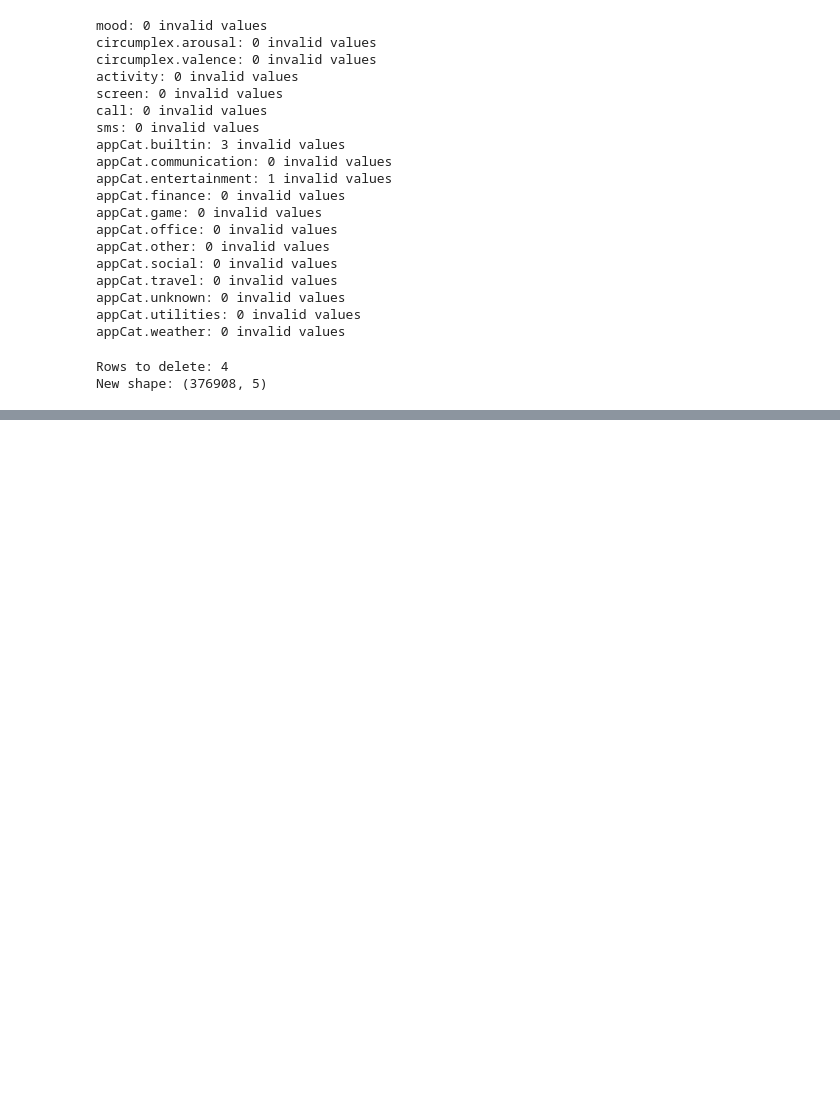
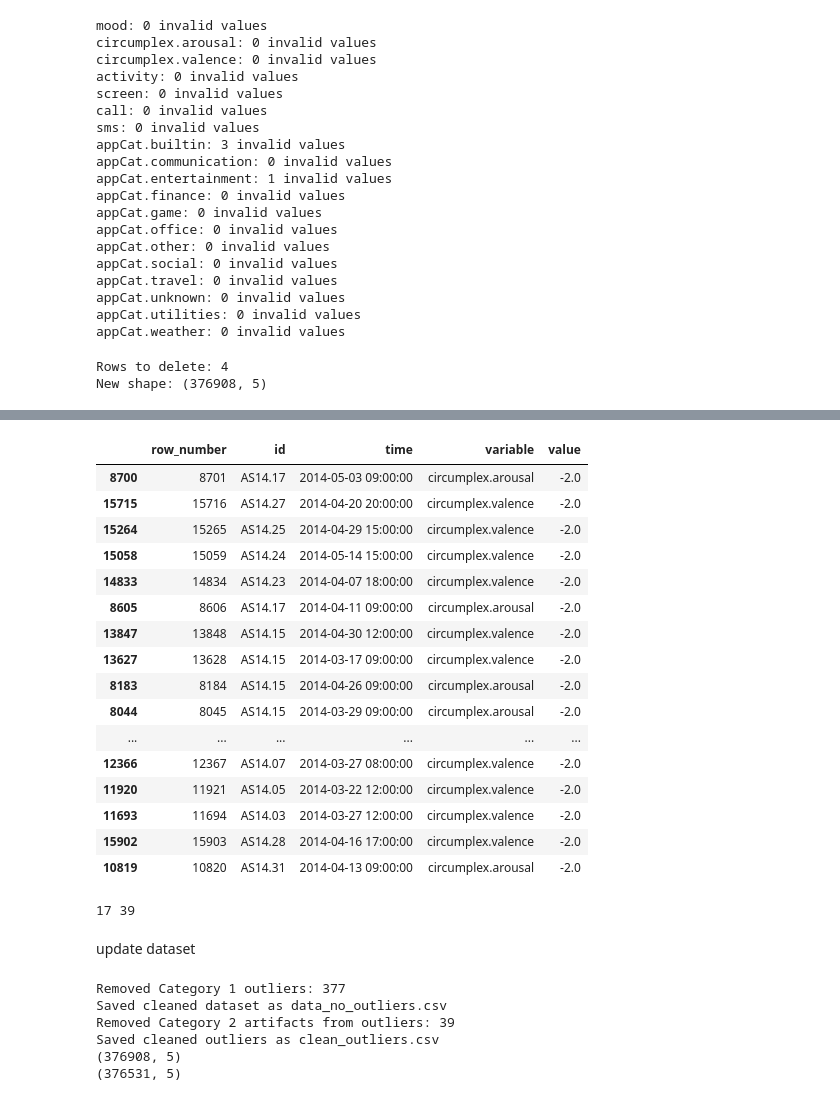
Before and after one commit to FieBergli/DMT_A1, a Jupyter notebook: clean_data.ipynb, the cells around one changed output, grey strips where cells are left out. Drawn from its saved outputs; the diff is of its cells as text; code cells hidden in the pictures; blank space fills up the shorter version.

Commit message:
cleaning in process

```diff
--- a/clean_data.ipynb
+++ b/clean_data.ipynb
@@ -154,0 +824,79 @@ New shape: (376908, 5)
+# %%
+overlap_df.sort_values('value').head(20)
+# %% [output]
+|  | row_number | id | time | variable | value |
+| 8700 | 8701 | AS14.17 | 2014-05-03 09:00:00 | circumplex.arousal | -2.0 |
+| 15715 | 15716 | AS14.27 | 2014-04-20 20:00:00 | circumplex.valence | -2.0 |
+| 15264 | 15265 | AS14.25 | 2014-04-29 15:00:00 | circumplex.valence | -2.0 |
+| 15058 | 15059 | AS14.24 | 2014-05-14 15:00:00 | circumplex.valence | -2.0 |
+| 14833 | 14834 | AS14.23 | 2014-04-07 18:00:00 | circumplex.valence | -2.0 |
+| 8605 | 8606 | AS14.17 | 2014-04-11 09:00:00 | circumplex.arousal | -2.0 |
+| 13847 | 13848 | AS14.15 | 2014-04-30 12:00:00 | circumplex.valence | -2.0 |
+| 13627 | 13628 | AS14.15 | 2014-03-17 09:00:00 | circumplex.valence | -2.0 |
+| 8183 | 8184 | AS14.15 | 2014-04-26 09:00:00 | circumplex.arousal | -2.0 |
+| 8044 | 8045 | AS14.15 | 2014-03-29 09:00:00 | circumplex.arousal | -2.0 |
+| ... | ... | ... | ... | ... | ... |
+| 12366 | 12367 | AS14.07 | 2014-03-27 08:00:00 | circumplex.valence | -2.0 |
+| 11920 | 11921 | AS14.05 | 2014-03-22 12:00:00 | circumplex.valence | -2.0 |
+| 11693 | 11694 | AS14.03 | 2014-03-27 12:00:00 | circumplex.valence | -2.0 |
+| 15902 | 15903 | AS14.28 | 2014-04-16 17:00:00 | circumplex.valence | -2.0 |
+| 10819 | 10820 | AS14.31 | 2014-04-13 09:00:00 | circumplex.arousal | -2.0 |
+# %%
+# Example thresholds (adjust if needed)
+extreme = overlap_with_info[overlap_with_info['value'] > overlap_with_info['value'].quantile(0.999)]
+
+artifact = overlap_with_info[overlap_with_info['deviation'] > 1000]
+
+print(len(extreme), len(artifact))
+# %% [output]
+17 39
+# %% [markdown]
+update dataset
+# %%
+# =========================
+# STEP 1 — Remove Category 1 (extreme unrealistic values)
+# =========================
+
+# Compute threshold (99.9 percentile)
+upper_threshold = df_no_invalid['value'].quantile(0.999)
+
+# Remove extreme unrealistic values
+mask_keep = df_no_invalid['value'].isna() | (df_no_invalid['value'] <= upper_threshold)
+data_no_outliers = df_no_invalid.loc[mask_keep].copy()
+
+print("Removed Category 1 outliers:", len(df_no_invalid) - len(data_no_outliers))
+
+# Save cleaned dataset
+data_no_outliers.to_csv("data_no_outliers.csv", index=False)
+
+print("Saved cleaned dataset as data_no_outliers.csv")
+
+
+# =========================
+# STEP 2 — Remove Category 2 (numerical artifacts) from outlier set only
+# =========================
+
+# Define artifact threshold (based on your inspection)
+artifact_threshold = 1000
+
+# Remove numerical artifacts from overlap outliers
+clean_outliers = overlap_with_info[
+    overlap_with_info['deviation'] < artifact_threshold
+].copy()
+
+print("Removed Category 2 artifacts from outliers:",
+      len(overlap_with_info) - len(clean_outliers))
+
+# Save cleaned outliers (optional but useful)
+clean_outliers.to_csv("clean_outliers.csv", index=False)
+
+print("Saved cleaned outliers as clean_outliers.csv")
+print(df_no_invalid.shape)
+print(data_no_outliers.shape)
+# %% [output]
+Removed Category 1 outliers: 377
+Saved cleaned dataset as data_no_outliers.csv
+Removed Category 2 artifacts from outliers: 39
+Saved cleaned outliers as clean_outliers.csv
+(376908, 5)
+(376531, 5)
```
Also changed, not shown: parts of 34 cells of this notebook, 12 other files.
